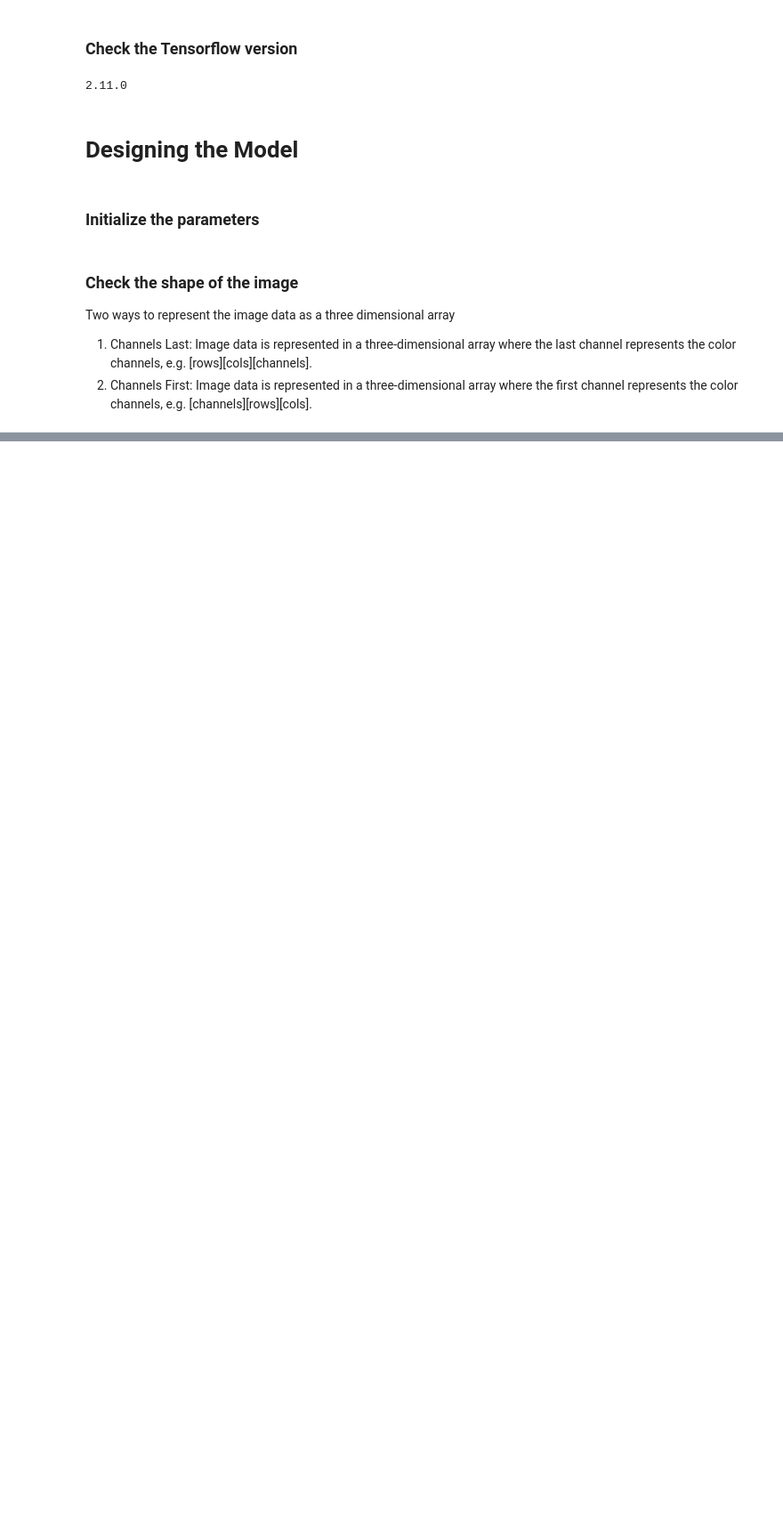
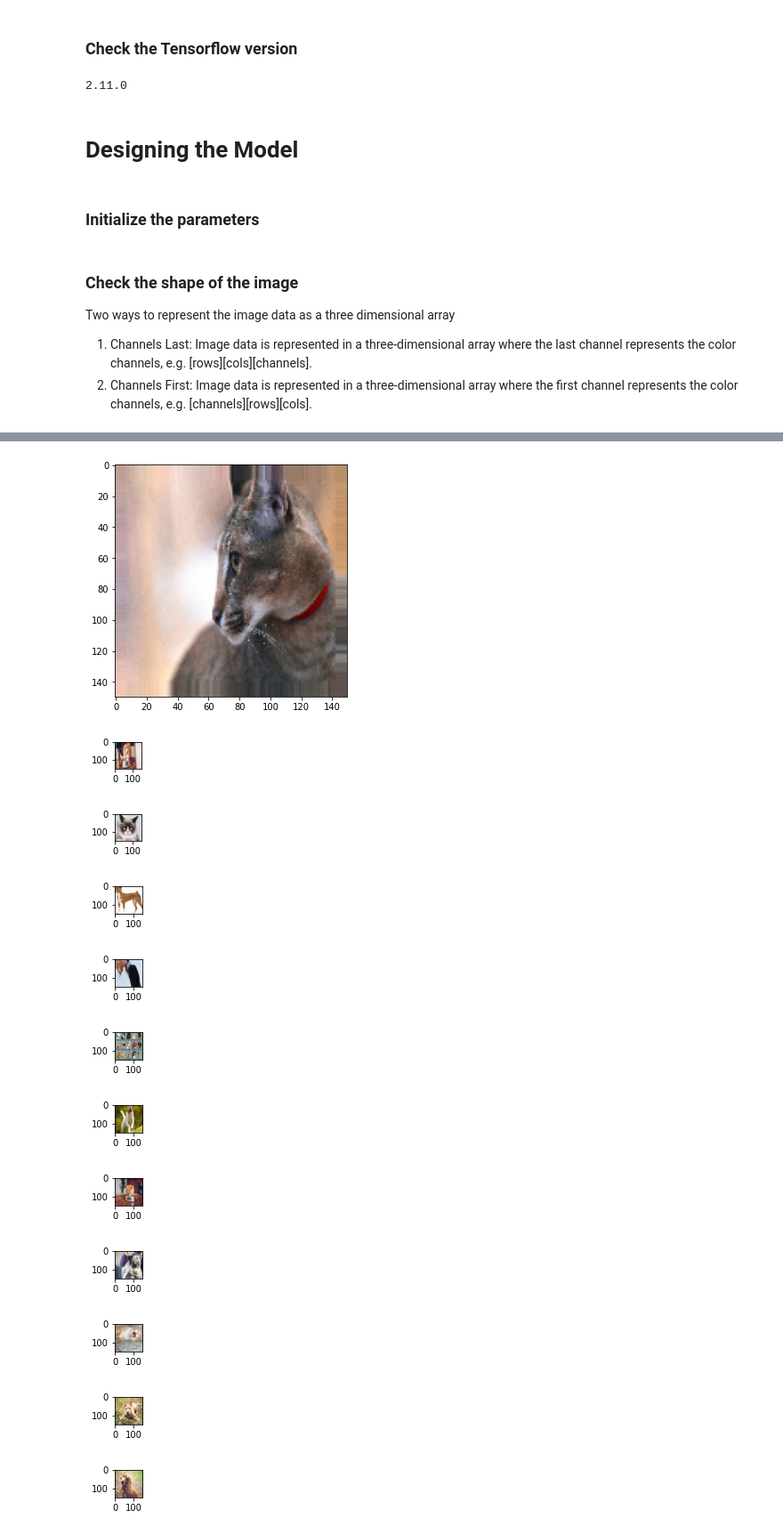
Before and after one commit to VellummyilumVinoth/Image_processing_using_Python, a Jupyter notebook: Image_processing_using_Python.ipynb, the cells around one changed output, grey strips where cells are left out. Shown at 89% size. Saved outputs shown, nothing was run; the diff lists cells and outputs as text; code cells hidden in the pictures; blank space fills up the shorter version.

```diff
--- a/Image_processing_using_Python.ipynb
+++ b/Image_processing_using_Python.ipynb
@@ -51,0 +72,16 @@ Two ways to represent the image data as a three dimensional array
+# %%
+train_datagen = ImageDataGenerator(rescale = 1. /255, shear_range = 0.2, zoom_range = 0.2, horizontal_flip = True)
+
+test_datagen = ImageDataGenerator(rescale = 1. /255)
+
+train_generator = train_datagen.flow_from_directory(train_data_dir, target_size = (img_width,img_height),batch_size = batch_size, class_mode = 'binary', classes = ['cats', 'dogs'])
+#Now this, will generate training generator data
+#Target_size = mentioned image_width and imgage_height
+#Batch_size = 20 (already mentioned)
+#Class_mode = binary (because here only two classes are there to classify)
+
+validation_generator = test_datagen.flow_from_directory(validation_data_dir, target_size = (img_width, img_height), batch_size = batch_size, class_mode = 'binary')
+#Now this, will generate testing generator data
+#Target_size = mentioned image_width and imgage_height
+#Batch_size = 20 (already mentioned)
+#Class_mode = binary (because here only two classes are there to classify)
@@ -51,0 +93,23 @@ Two ways to represent the image data as a three dimensional array
+# %%
+plt.figure(figsize = (12, 12))
+for i in range(0, 15):
+  plt.subplot(5, 3, i+1)
+  for X_batch, Y_batch in train_generator:
+    image = X_batch[0]
+    plt.imshow(image)
+    break
+  plt.tight_layout()
+  plt.show()
+# %% [output]
+[figure, added]
+[figure, added]
+[figure, added]
+[figure, added]
+[figure, added]
+[figure, added]
+[figure, added]
+[figure, added]
+[figure, added]
+[figure, added]
+[figure, added]
+[figure, added]
```
Also changed, not shown: parts of 11 cells of this notebook.
